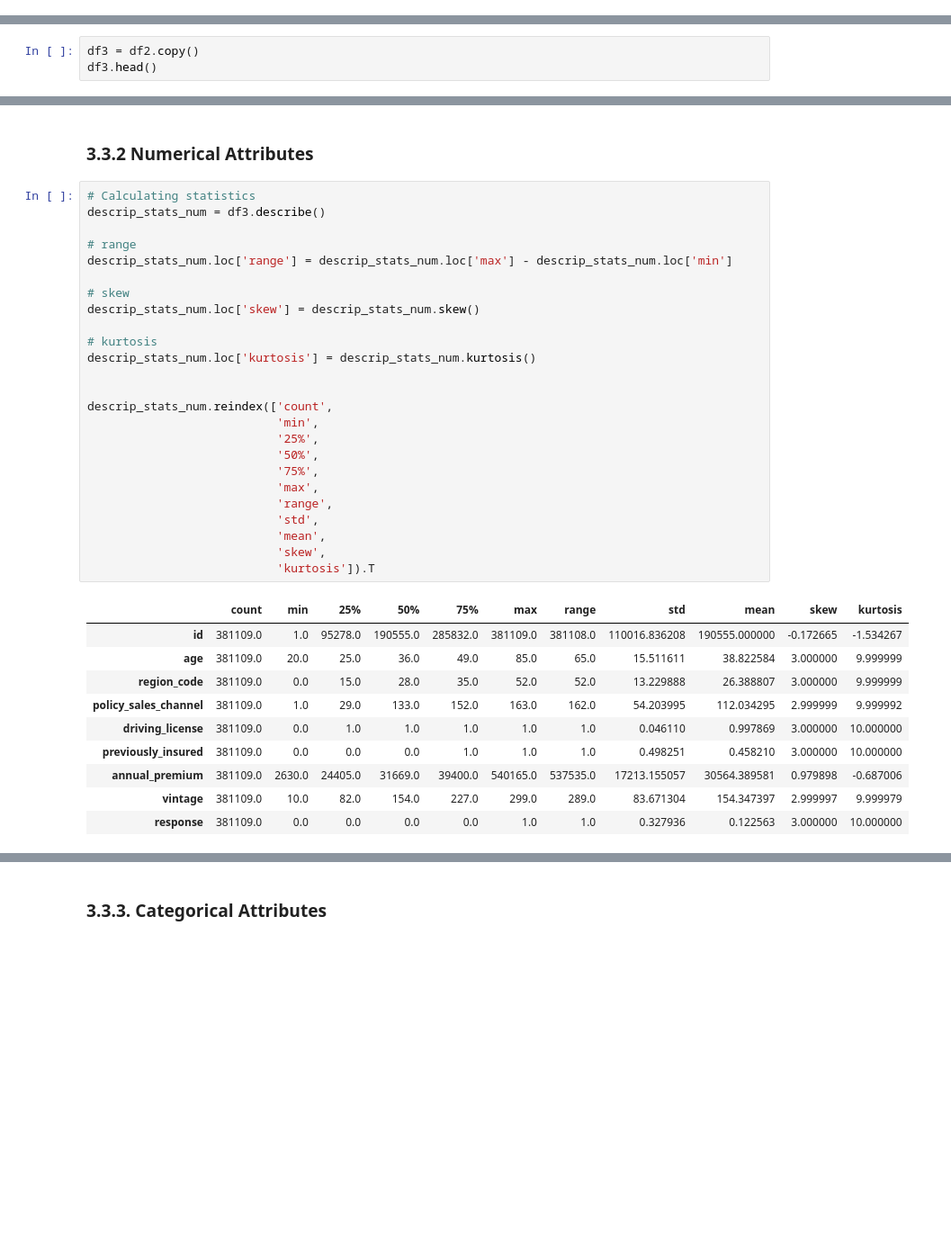
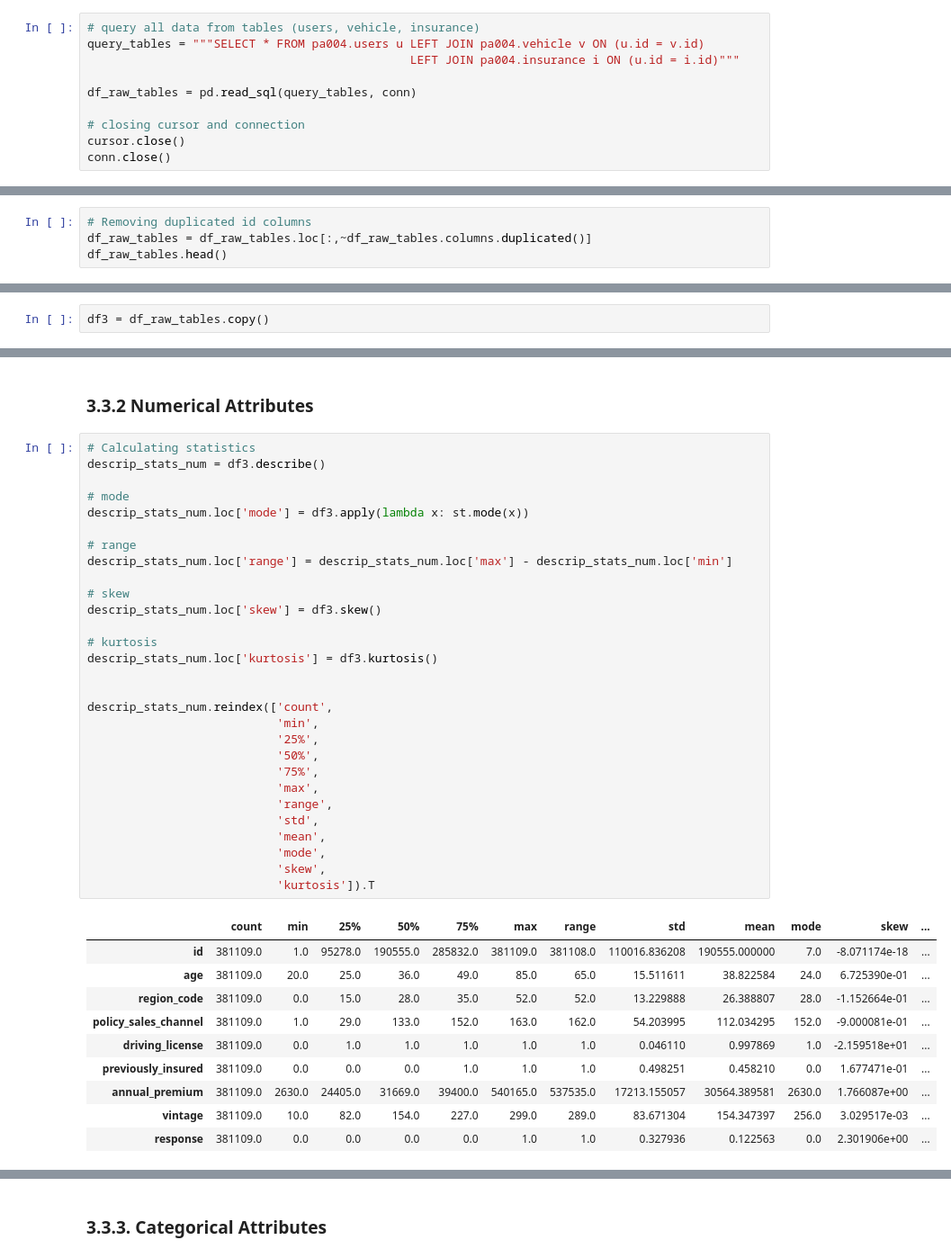
Before and after one commit to AlvaroMatsuda/Insurance_All, a Jupyter notebook: Health_Insurance_Cross_Sell_Project.ipynb, the cells around one changed output, grey strips where cells are left out. Shown at 90% size. Drawn from its saved outputs; the diff is of its cells as text; blank space fills up the shorter version.

Commit message:
finished descriptive analysis

```diff
--- a/Health_Insurance_Cross_Sell_Project.ipynb
+++ b/Health_Insurance_Cross_Sell_Project.ipynb
@@ -189,0 +141,10 @@ df2.head()
+# %%
+# query all data from tables (users, vehicle, insurance)
+query_tables = """SELECT * FROM pa004.users u LEFT JOIN pa004.vehicle v ON (u.id = v.id)
+                                              LEFT JOIN pa004.insurance i ON (u.id = i.id)"""
+
+df_raw_tables = pd.read_sql(query_tables, conn)
+
+# closing cursor and connection
+cursor.close()
+conn.close()
@@ -189,0 +161,4 @@ df2.head()
+# %%
+# Removing duplicated id columns
+df_raw_tables = df_raw_tables.loc[:,~df_raw_tables.columns.duplicated()]
+df_raw_tables.head()
@@ -192,3 +174,2 @@ df2.head()
 # %%
-df3 = df2.copy()
-df3.head()
+df3 = df_raw_tables.copy()
@@ -300,38 +276,42 @@ This shows us that the data is unbalanced.
 # %%
 # Calculating statistics
 descrip_stats_num = df3.describe()
+
+# mode
+descrip_stats_num.loc['mode'] = df3.apply(lambda x: st.mode(x))
 
 # range
 descrip_stats_num.loc['range'] = descrip_stats_num.loc['max'] - descrip_stats_num.loc['min']
 
 # skew
-descrip_stats_num.loc['skew'] = descrip_stats_num.skew()
+descrip_stats_num.loc['skew'] = df3.skew()
 
 # kurtosis
-descrip_stats_num.loc['kurtosis'] = descrip_stats_num.kurtosis()
+descrip_stats_num.loc['kurtosis'] = df3.kurtosis()
 
 
 descrip_stats_num.reindex(['count',
                            'min',
                            '25%',
                            '50%',
                            '75%',
                            'max',
                            'range',
                            'std',
                            'mean',
+                           'mode',
                            'skew',
                            'kurtosis']).T
 # %% [output]
-|  | count | min | 25% | 50% | 75% | max | range | std | mean | skew | kurtosis |
-| id | 381109.0 | 1.0 | 95278.0 | 190555.0 | 285832.0 | 381109.0 | 381108.0 | 110016.836208 | 190555.000000 | -0.172665 | -1.534267 |
-| age | 381109.0 | 20.0 | 25.0 | 36.0 | 49.0 | 85.0 | 65.0 | 15.511611 | 38.822584 | 3.000000 | 9.999999 |
-| region_code | 381109.0 | 0.0 | 15.0 | 28.0 | 35.0 | 52.0 | 52.0 | 13.229888 | 26.388807 | 3.000000 | 9.999999 |
-| policy_sales_channel | 381109.0 | 1.0 | 29.0 | 133.0 | 152.0 | 163.0 | 162.0 | 54.203995 | 112.034295 | 2.999999 | 9.999992 |
-| driving_license | 381109.0 | 0.0 | 1.0 | 1.0 | 1.0 | 1.0 | 1.0 | 0.046110 | 0.997869 | 3.000000 | 10.000000 |
-| previously_insured | 381109.0 | 0.0 | 0.0 | 0.0 | 1.0 | 1.0 | 1.0 | 0.498251 | 0.458210 | 3.000000 | 10.000000 |
-| annual_premium | 381109.0 | 2630.0 | 24405.0 | 31669.0 | 39400.0 | 540165.0 | 537535.0 | 17213.155057 | 30564.389581 | 0.979898 | -0.687006 |
-| vintage | 381109.0 | 10.0 | 82.0 | 154.0 | 227.0 | 299.0 | 289.0 | 83.671304 | 154.347397 | 2.999997 | 9.999979 |
-| response | 381109.0 | 0.0 | 0.0 | 0.0 | 0.0 | 1.0 | 1.0 | 0.327936 | 0.122563 | 3.000000 | 10.000000 |
+|  | count | min | 25% | 50% | 75% | max | range | std | mean | mode | skew | ... |
+| id | 381109.0 | 1.0 | 95278.0 | 190555.0 | 285832.0 | 381109.0 | 381108.0 | 110016.836208 | 190555.000000 | 7.0 | -8.071174e-18 | ... |
+| age | 381109.0 | 20.0 | 25.0 | 36.0 | 49.0 | 85.0 | 65.0 | 15.511611 | 38.822584 | 24.0 | 6.725390e-01 | ... |
+| region_code | 381109.0 | 0.0 | 15.0 | 28.0 | 35.0 | 52.0 | 52.0 | 13.229888 | 26.388807 | 28.0 | -1.152664e-01 | ... |
+| policy_sales_channel | 381109.0 | 1.0 | 29.0 | 133.0 | 152.0 | 163.0 | 162.0 | 54.203995 | 112.034295 | 152.0 | -9.000081e-01 | ... |
+| driving_license | 381109.0 | 0.0 | 1.0 | 1.0 | 1.0 | 1.0 | 1.0 | 0.046110 | 0.997869 | 1.0 | -2.159518e+01 | ... |
+| previously_insured | 381109.0 | 0.0 | 0.0 | 0.0 | 1.0 | 1.0 | 1.0 | 0.498251 | 0.458210 | 0.0 | 1.677471e-01 | ... |
+| annual_premium | 381109.0 | 2630.0 | 24405.0 | 31669.0 | 39400.0 | 540165.0 | 537535.0 | 17213.155057 | 30564.389581 | 2630.0 | 1.766087e+00 | ... |
+| vintage | 381109.0 | 10.0 | 82.0 | 154.0 | 227.0 | 299.0 | 289.0 | 83.671304 | 154.347397 | 256.0 | 3.029517e-03 | ... |
+| response | 381109.0 | 0.0 | 0.0 | 0.0 | 0.0 | 1.0 | 1.0 | 0.327936 | 0.122563 | 0.0 | 2.301906e+00 | ... |
 # %% [markdown]
 - Key points:
```
Also changed, not shown: parts of 18 cells of this notebook.
